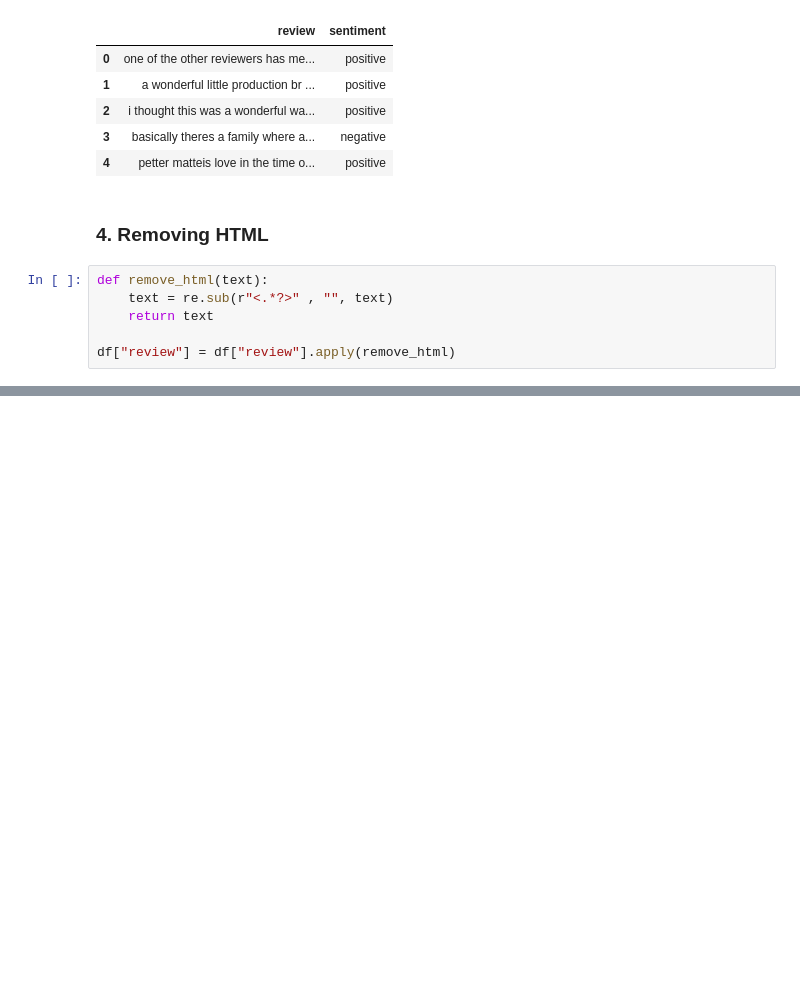
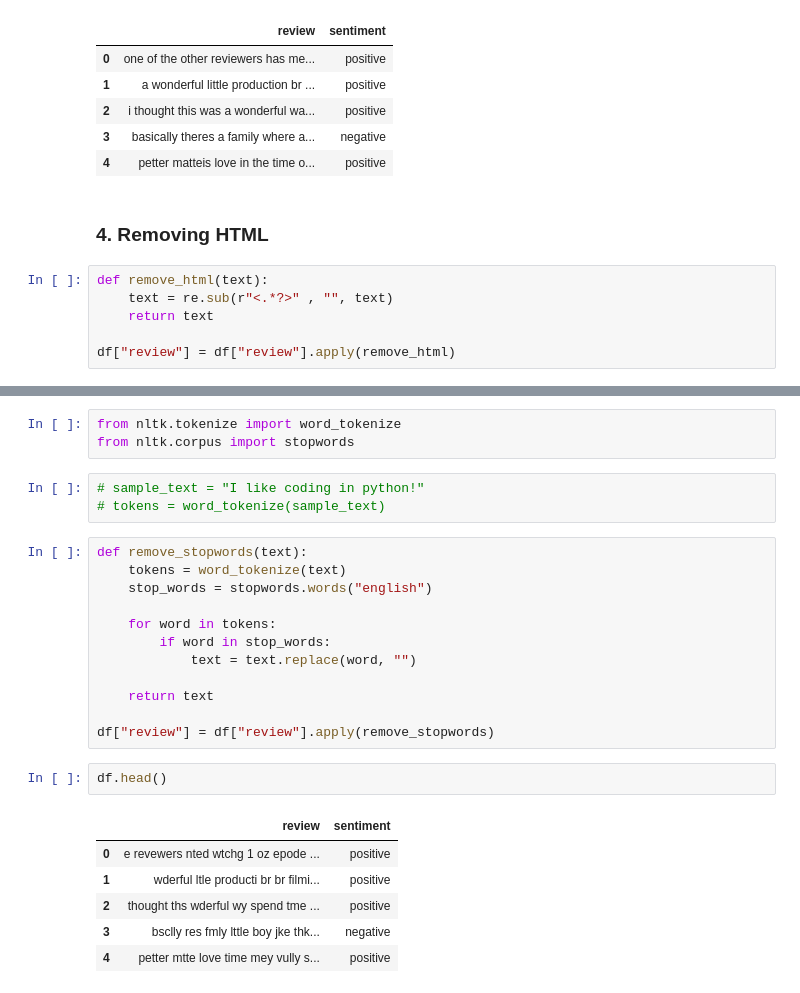
Before and after one commit to Yuval-Varke/ML_2.0, a Jupyter notebook: Deep Learning/RNN_for_Sentiment_Analysis/RNN_for_Sentiment_Analysis.ipynb, the cells around one changed output, grey strips where cells are left out. Cells and saved outputs as stored; diff of their text form; blank space fills up the shorter version.

Commit message:
Removing the Stopwords - Preprocessing 2

```diff
--- a/Deep Learning/RNN_for_Sentiment_Analysis/RNN_for_Sentiment_Analysis.ipynb
+++ b/Deep Learning/RNN_for_Sentiment_Analysis/RNN_for_Sentiment_Analysis.ipynb
@@ -74,0 +91,27 @@ df["review"] = df["review"].apply(remove_html)
+# %%
+from nltk.tokenize import word_tokenize
+from nltk.corpus import stopwords
+# %%
+# sample_text = "I like coding in python!"
+# tokens = word_tokenize(sample_text)
+# %%
+def remove_stopwords(text):
+    tokens = word_tokenize(text)
+    stop_words = stopwords.words("english")
+
+    for word in tokens:
+        if word in stop_words:
+            text = text.replace(word, "")
+
+    return text
+
+df["review"] = df["review"].apply(remove_stopwords)
+# %%
+df.head()
+# %% [output]
+|  | review | sentiment |
+| 0 | e revewers nted wtchg 1 oz epode ... | positive |
+| 1 | wderful ltle producti br br filmi... | positive |
+| 2 | thought ths wderful wy spend tme ... | positive |
+| 3 | bsclly res fmly lttle boy jke thk... | negative |
+| 4 | petter mtte love time mey vully s... | positive |
```
Also changed, not shown: parts of 2 cells of this notebook.
